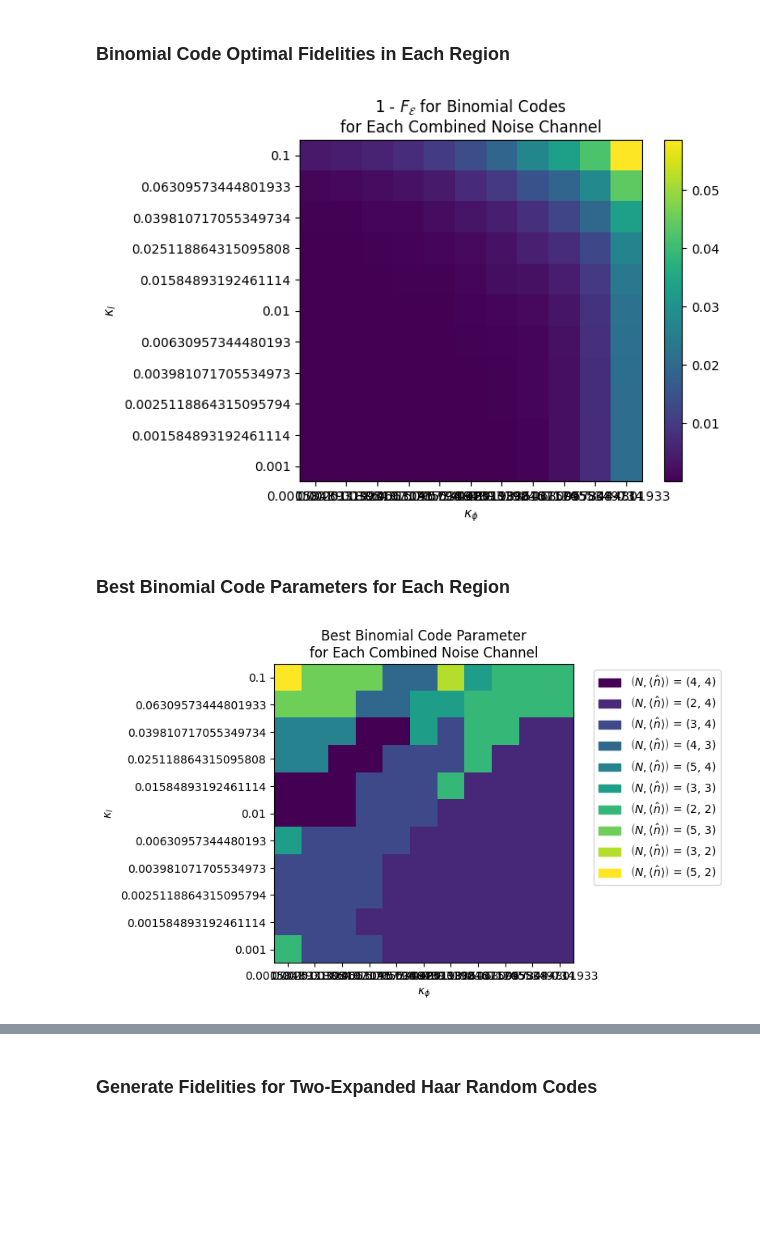
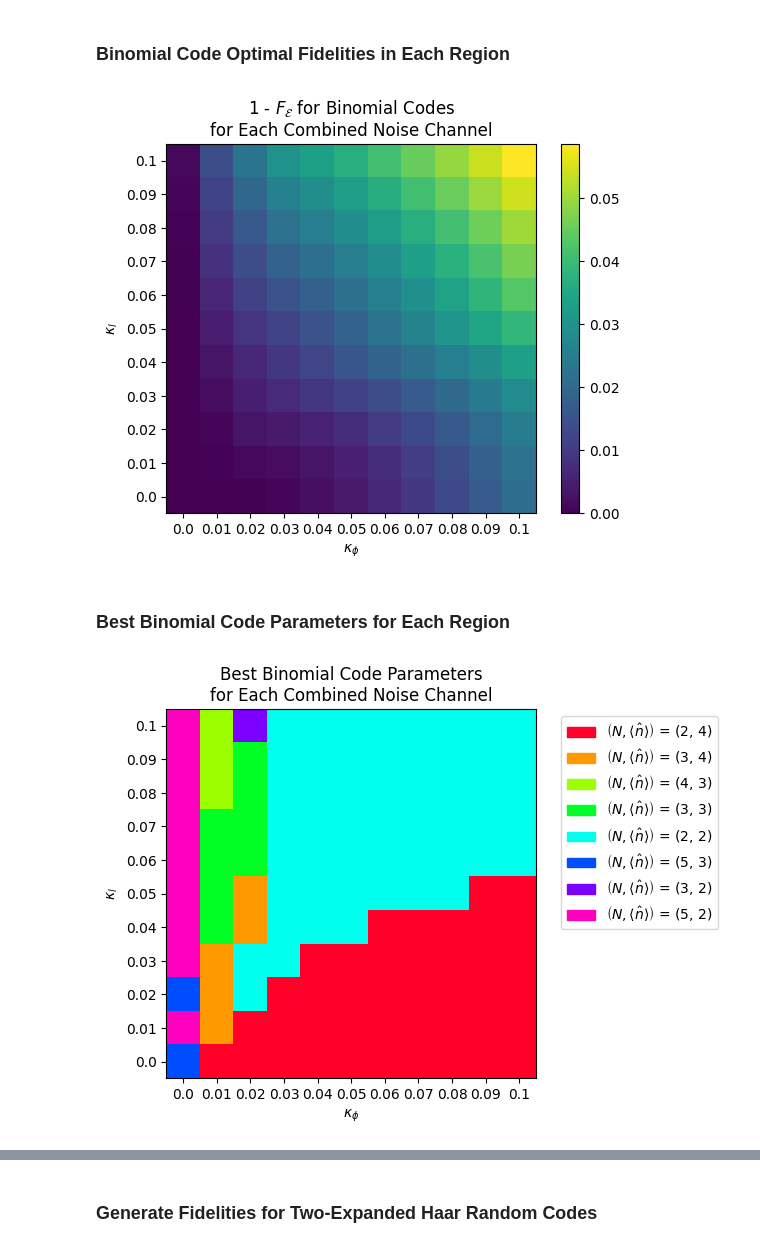
Before and after one commit to SaurabhTotey/Random-Quantum-Codes, a Jupyter notebook: NoiseRegimeTest.ipynb, the cells around one changed output, grey strips where cells are left out. Drawn from its saved outputs; the diff is of its cells as text; code cells hidden in the pictures; blank space fills up the shorter version.

Commit message:
Add another binomial code parameter plot to NoiseRegimeTest

```diff
--- a/NoiseRegimeTest.ipynb
+++ b/NoiseRegimeTest.ipynb
@@ -12,11 +12,13 @@ from src import code_simulator, code, noise
 # %% [markdown]
 ### Parameters
 # %%
-loss_noise_values = np.geomspace(0.001, 0.1, 11)
-dephasing_noise_values = np.geomspace(0.001, 0.1, 11)
+# loss_noise_values = np.geomspace(0.001, 0.1, 11)
+# dephasing_noise_values = np.geomspace(0.001, 0.1, 11)
+loss_noise_values = np.linspace(0, 0.1, 11)
+dephasing_noise_values = np.linspace(0, 0.1, 11)
 rotation_symmetries = [2, 3, 4, 5]
 average_photon_numbers = range(1, 5)
-number_of_random_code_trials = 40
+number_of_random_code_trials = 0
 # %% [markdown]
 ### Fidelities of Binomial Code
 # %%
@@ -45,31 +47,31 @@ plt.xlabel("$\\kappa_\\phi$")
 plt.colorbar()
 plt.show()
 # %% [output]
-[figure, old version]
+[figure, new version]
 # %% [markdown]
 ### Best Binomial Code Parameters for Each Region
 # %%
 best_parameters = [[None for _ in dephasing_noise_values] for _ in loss_noise_values]
 for i, loss_noise_value in enumerate(loss_noise_values):
 	for j, dephasing_noise_value in enumerate(dephasing_noise_values):
 		fidelities_in_region = binomial_fidelities[i,j]
 		maximizing_indices = np.unravel_index(fidelities_in_region.argmax(), fidelities_in_region.shape)
 		best_parameters[i][j] = (rotation_symmetries[maximizing_indices[0]], average_photon_numbers[maximizing_indices[1]])
 unique_best_parameters = list(set([parameter for parameter_list in best_parameters for parameter in parameter_list]))
 parameter_to_data = {value: index for index, value in enumerate(unique_best_parameters)}
 image_data = np.array([[parameter_to_data[parameter] for parameter in sublist] for sublist in best_parameters])
 
 plt.figure()
-imshow = plt.imshow(image_data, origin="lower", interpolation="none")
+imshow = plt.imshow(image_data, origin="lower", interpolation="none", cmap="gist_rainbow")
 ax = plt.gca()
 ax.set_yticks(range(len(loss_noise_values)), loss_noise_values)
 ax.set_xticks(range(len(dephasing_noise_values)), dephasing_noise_values)
-plt.title("Best Binomial Code Parameter\nfor Each Combined Noise Channel")
+plt.title("Best Binomial Code Parameters\nfor Each Combined Noise Channel")
 plt.ylabel("$\\kappa_l$")
 plt.xlabel("$\\kappa_\\phi$")
 used_colors = [imshow.cmap(imshow.norm(value)) for value in range(len(unique_best_parameters))]
 patches = [matplotlib.patches.Patch(color=used_colors[i], label=f"$\\left(N, \\langle\\hat n\\rangle\\right)$ = {unique_best_parameters[i]}") for i in range(len(unique_best_parameters))]
 plt.legend(handles=patches, bbox_to_anchor=(1.05, 1), loc="upper left")
 plt.show()
 # %% [output]
-[figure, old version]
+[figure, new version]
```
Also changed, not shown: parts of 4 cells of this notebook, 1 other file.
